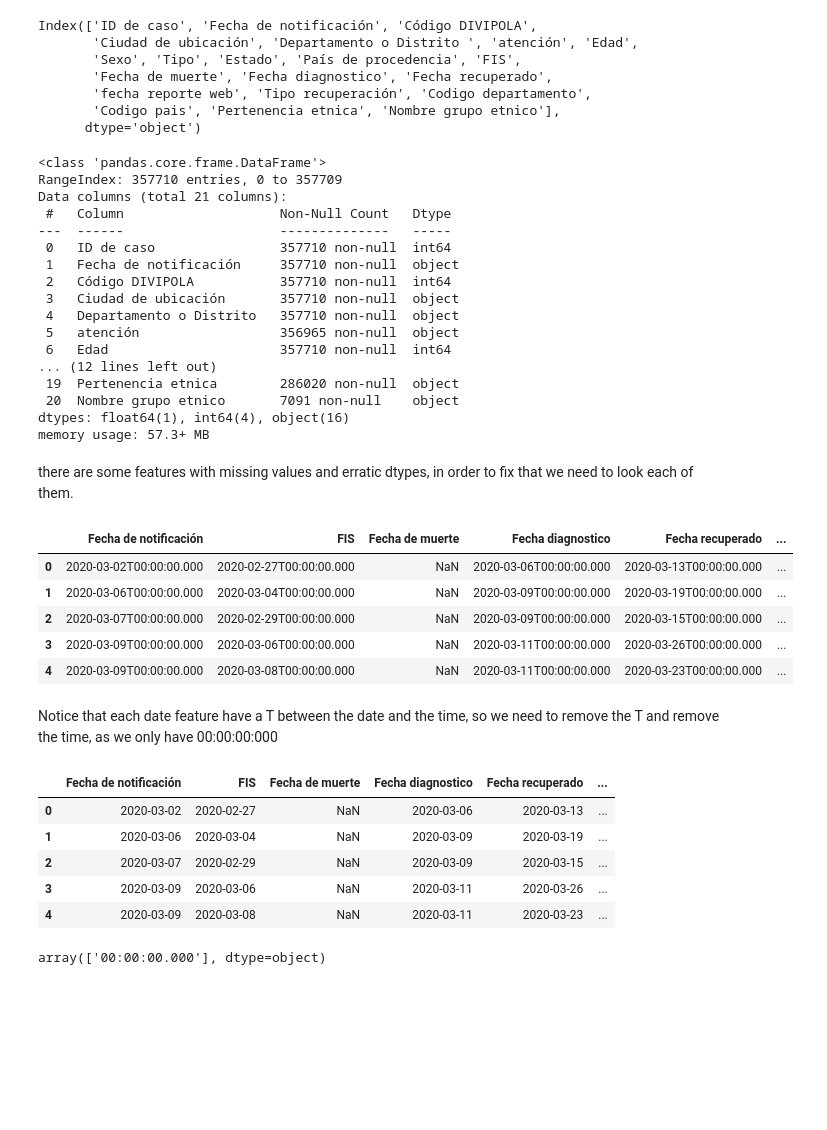
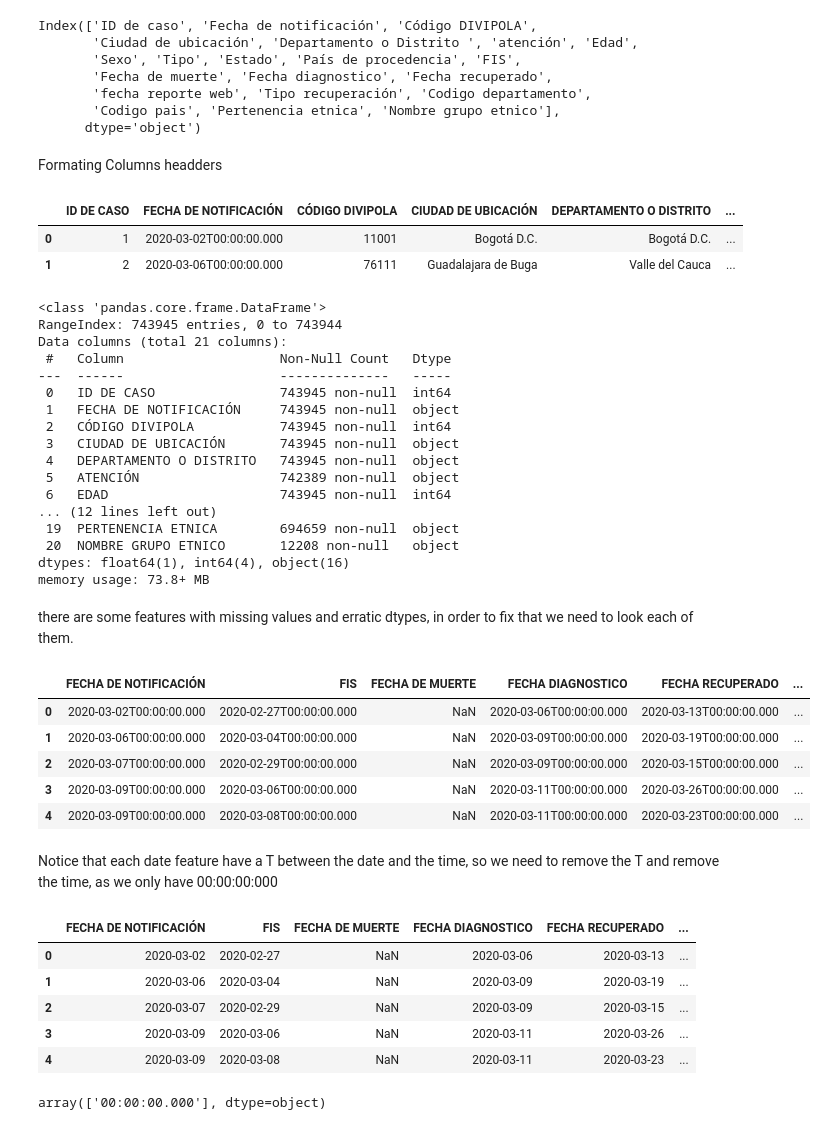
Before and after one commit to danieleceron/Colombia-COVID-19-Data-Analysis, a Jupyter notebook: corona_notebook.ipynb, the cells around one changed output. Saved outputs shown, nothing was run; the diff lists cells and outputs as text; code cells hidden in the pictures; blank space fills up the shorter version.

```diff
--- a/corona_notebook.ipynb
+++ b/corona_notebook.ipynb
@@ -16,3 +16,6 @@ geolocator = Nominatim(user_agent="https://maps.googleapis.com/")
 
 from tqdm import tqdm, tqdm_notebook
 tqdm_notebook().pandas()
+
+pd.options.plotting.backend = "plotly"
+pd.set_option('max_columns', None)
@@ -21,6 +22,10 @@ Please use `tqdm.notebook.tqdm` instead of `tqdm.tqdm_notebook`
 # %%
 #reading/storing and showing the Covid dataset of Colombia
-df=pd.read_csv('Casos_positivos_de_COVID-19_en_Colombia.csv')
+#df=pd.read_csv('Casos_positivos_de_COVID-19_en_Colombia.csv')
+#df=pd.read_csv('Covid18-09-20.csv')
+#df.to_pickle('Covid18-09-20.plk')
+
+df=pd.read_pickle('Covid18-09-20.plk')
 df.head()
 # %% [output]
 |  | ID de caso | Fecha de notificación | Código DIVIPOLA | Ciudad de ubicación | Departamento o Distrito | ... |
@@ -48,35 +52,47 @@ Index(['ID de caso', 'Fecha de notificación', 'Código DIVIPOLA',
        'fecha reporte web', 'Tipo recuperación', 'Codigo departamento',
        'Codigo pais', 'Pertenencia etnica', 'Nombre grupo etnico'],
       dtype='object')
+# %% [markdown]
+Formating Columns headders
+# %%
+df.columns = df.columns.str.upper()
+#df.columns = map(str.upper, df.columns)
+df.head(2)
+# %% [output]
+|  | ID DE CASO | FECHA DE NOTIFICACIÓN | CÓDIGO DIVIPOLA | CIUDAD DE UBICACIÓN | DEPARTAMENTO O DISTRITO | ... |
+| 0 | 1 | 2020-03-02T00:00:00.000 | 11001 | Bogotá D.C. | Bogotá D.C. | ... |
+| 1 | 2 | 2020-03-06T00:00:00.000 | 76111 | Guadalajara de Buga | Valle del Cauca | ... |
 # %%
 # info() show a description indicating the values and type of each feature
 df.info()
 # %% [output]
 <class 'pandas.core.frame.DataFrame'>
-RangeIndex: 357710 entries, 0 to 357709
+RangeIndex: 743945 entries, 0 to 743944
 Data columns (total 21 columns):
  #   Column                    Non-Null Count   Dtype
 ---  ------                    --------------   -----
- 0   ID de caso                357710 non-null  int64
- 1   Fecha de notificación     357710 non-null  object
- 2   Código DIVIPOLA           357710 non-null  int64
- 3   Ciudad de ubicación       357710 non-null  object
- 4   Departamento o Distrito   357710 non-null  object
- 5   atención                  356965 non-null  object
- 6   Edad                      357710 non-null  int64
+ 0   ID DE CASO                743945 non-null  int64
+ 1   FECHA DE NOTIFICACIÓN     743945 non-null  object
+ 2   CÓDIGO DIVIPOLA           743945 non-null  int64
+ 3   CIUDAD DE UBICACIÓN       743945 non-null  object
+ 4   DEPARTAMENTO O DISTRITO   743945 non-null  object
+ 5   ATENCIÓN                  742389 non-null  object
+ 6   EDAD                      743945 non-null  int64
 ... (12 lines left out)
- 19  Pertenencia etnica        286020 non-null  object
- 20  Nombre grupo etnico       7091 non-null    object
+ 19  PERTENENCIA ETNICA        694659 non-null  object
+ 20  NOMBRE GRUPO ETNICO       12208 non-null   object
 dtypes: float64(1), int64(4), object(16)
-memory usage: 57.3+ MB
+memory usage: 73.8+ MB
 # %% [markdown]
 there are some features with missing values and erratic dtypes, in order to fix that we need to look each of them.
 # %%
 # Looking the structure of the date features
-col_de_fechas=['Fecha de notificación', 'FIS','Fecha de muerte', 'Fecha diagnostico', 'Fecha recuperado','fecha reporte web']
+
+col_de_fechas=[col for col in df if col.startswith('F')]
+
 df[col_de_fechas].head()
 # %% [output]
-|  | Fecha de notificación | FIS | Fecha de muerte | Fecha diagnostico | Fecha recuperado | ... |
+|  | FECHA DE NOTIFICACIÓN | FIS | FECHA DE MUERTE | FECHA DIAGNOSTICO | FECHA RECUPERADO | ... |
 | 0 | 2020-03-02T00:00:00.000 | 2020-02-27T00:00:00.000 | NaN | 2020-03-06T00:00:00.000 | 2020-03-13T00:00:00.000 | ... |
 | 1 | 2020-03-06T00:00:00.000 | 2020-03-04T00:00:00.000 | NaN | 2020-03-09T00:00:00.000 | 2020-03-19T00:00:00.000 | ... |
 | 2 | 2020-03-07T00:00:00.000 | 2020-02-29T00:00:00.000 | NaN | 2020-03-09T00:00:00.000 | 2020-03-15T00:00:00.000 | ... |
@@ -91,7 +107,7 @@ for fechas in col_de_fechas:
 # %%
 df[col_de_fechas].head()
 # %% [output]
-|  | Fecha de notificación | FIS | Fecha de muerte | Fecha diagnostico | Fecha recuperado | ... |
+|  | FECHA DE NOTIFICACIÓN | FIS | FECHA DE MUERTE | FECHA DIAGNOSTICO | FECHA RECUPERADO | ... |
 | 0 | 2020-03-02 | 2020-02-27 | NaN | 2020-03-06 | 2020-03-13 | ... |
 | 1 | 2020-03-06 | 2020-03-04 | NaN | 2020-03-09 | 2020-03-19 | ... |
 | 2 | 2020-03-07 | 2020-02-29 | NaN | 2020-03-09 | 2020-03-15 | ... |
```
Also changed, not shown: parts of 97 cells of this notebook, 8 other files.
